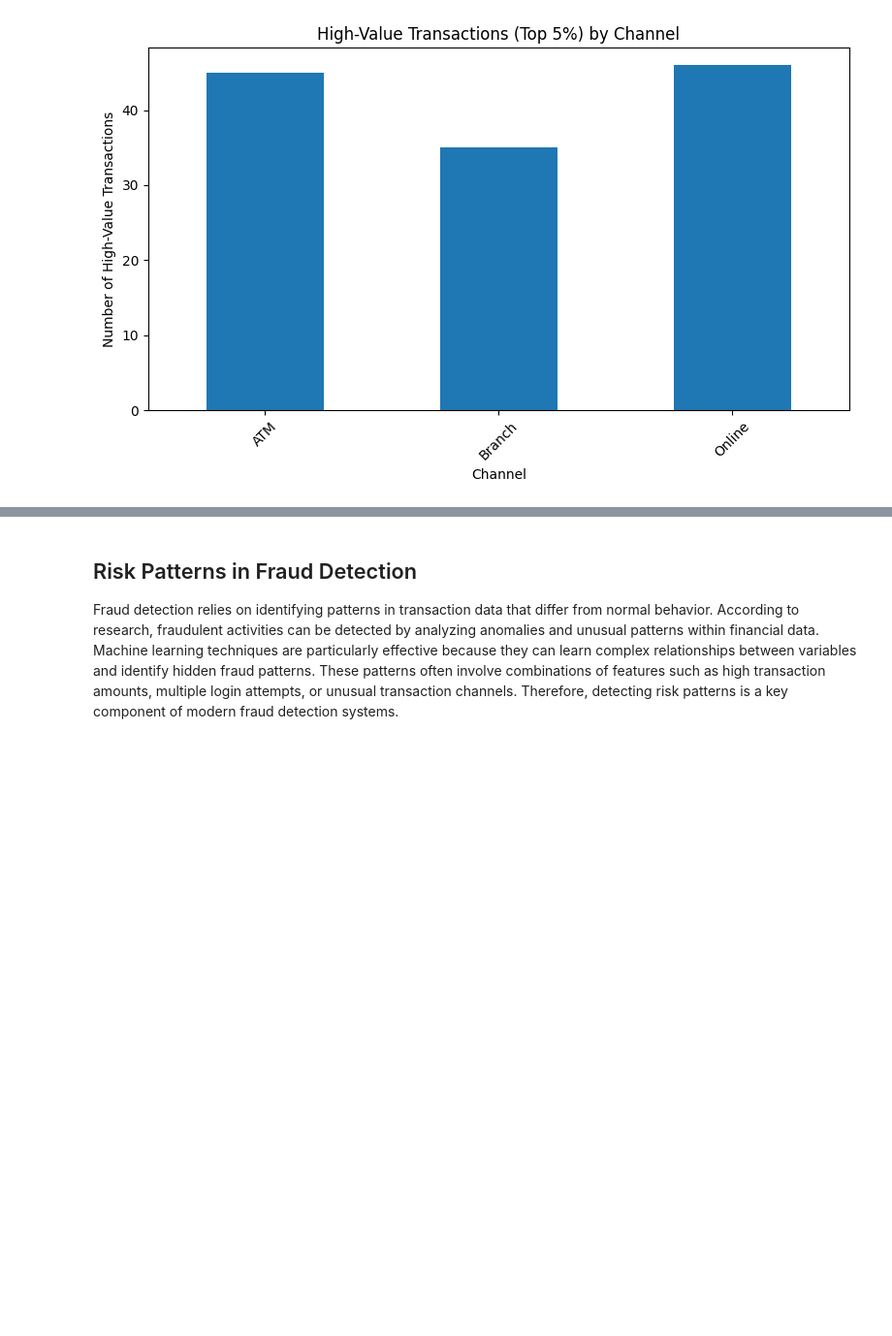
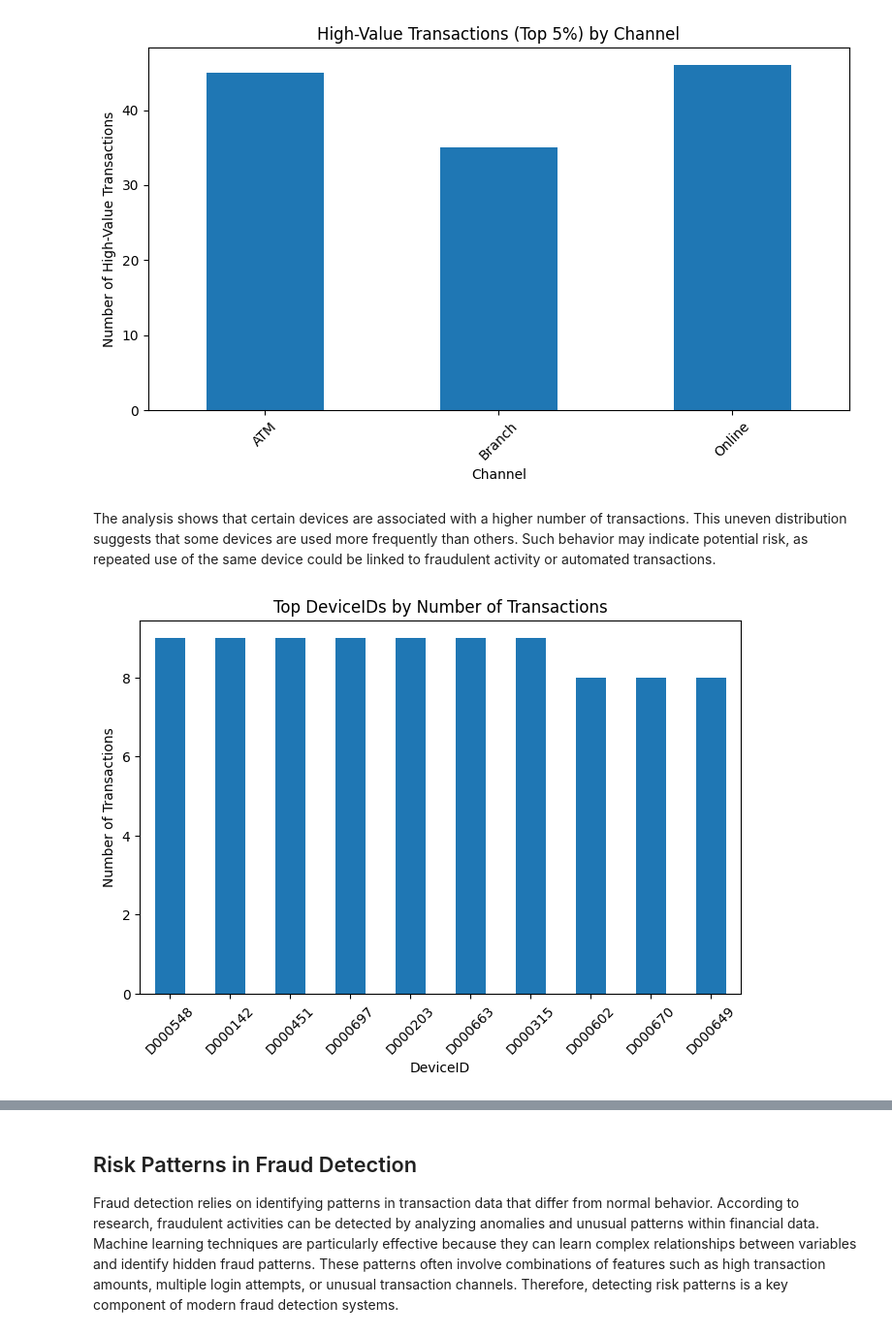
Before and after one commit to marghistani22/Data_Engineering, a Jupyter notebook: Untitled1.ipynb, the cells around one changed output, grey strips where cells are left out. Shown at 97% size. Cells and saved outputs as stored; diff of their text form; code cells hidden in the pictures; blank space fills up the shorter version.

```diff
--- a/Untitled1.ipynb
+++ b/Untitled1.ipynb
@@ -209,3 +179,21 @@ plt.tight_layout()
 plt.show()
 # %% [output]
 [figure]
+# %% [markdown]
+The analysis shows that certain devices are associated with a higher number of transactions. This uneven distribution suggests that some devices are used more frequently than others. Such behavior may indicate potential risk, as repeated use of the same device could be linked to fraudulent activity or automated transactions.
+# %%
+device_counts = df["DeviceID"].value_counts().head(10)
+
+plt.figure(figsize=(8,5))
+
+device_counts.plot(kind="bar")
+
+plt.title("Top DeviceIDs by Number of Transactions")
+plt.xlabel("DeviceID")
+plt.ylabel("Number of Transactions")
+
+plt.xticks(rotation=45)
+
+plt.show()
+# %% [output]
+[figure, added]
```
Also changed, not shown: parts of 27 cells of this notebook.
